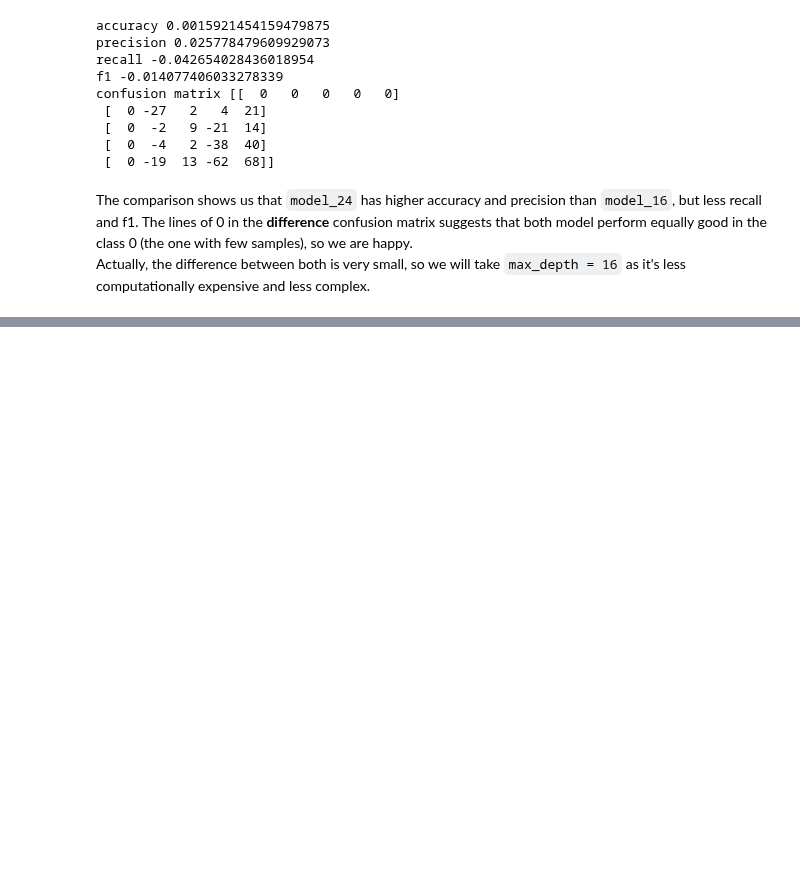
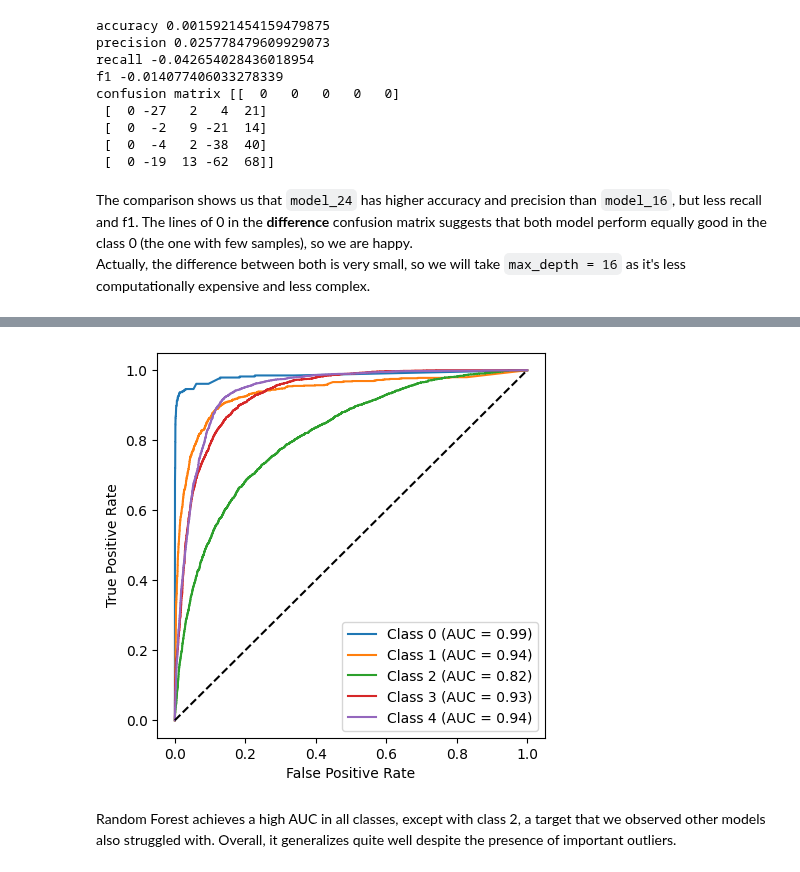
Before and after one commit to Pikurrot/ml-project-uab, a Jupyter notebook: analysis_rf.ipynb, the cells around one changed output, grey strips where cells are left out. Saved outputs shown, nothing was run; the diff lists cells and outputs as text; code cells hidden in the pictures; blank space fills up the shorter version.

```diff
--- a/analysis_rf.ipynb
+++ b/analysis_rf.ipynb
@@ -215,0 +273,6 @@ plt.show()
+# %%
+model.roc_curve(X_test, y_test)
+# %% [output]
+[figure, added]
+# %% [markdown]
+Random Forest achieves a high AUC in all classes, except with class 2, a target that we observed other models also struggled with. Overall, it generalizes quite well despite the presence of important outliers.
```
Also changed, not shown: parts of 11 cells of this notebook.
